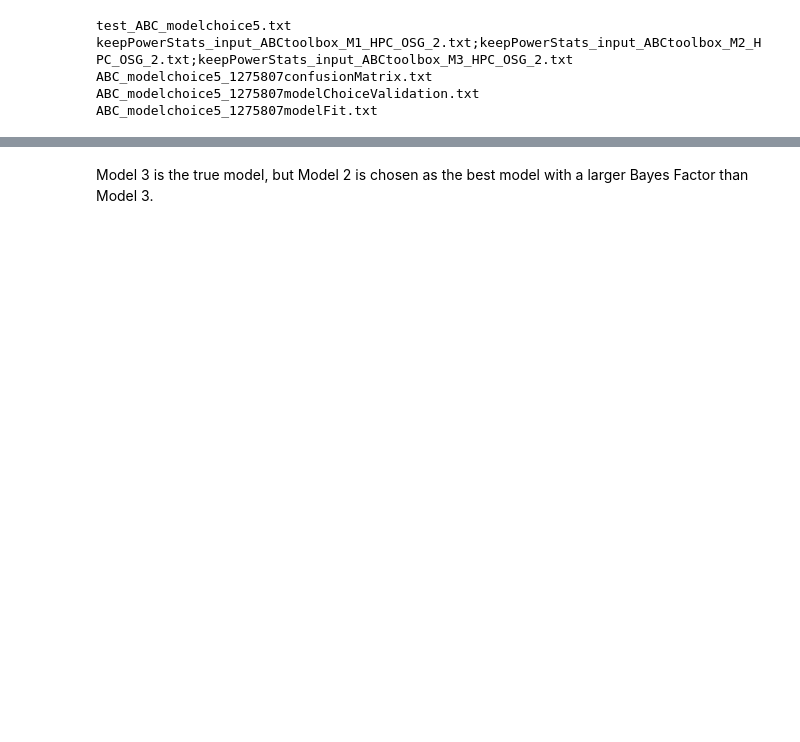
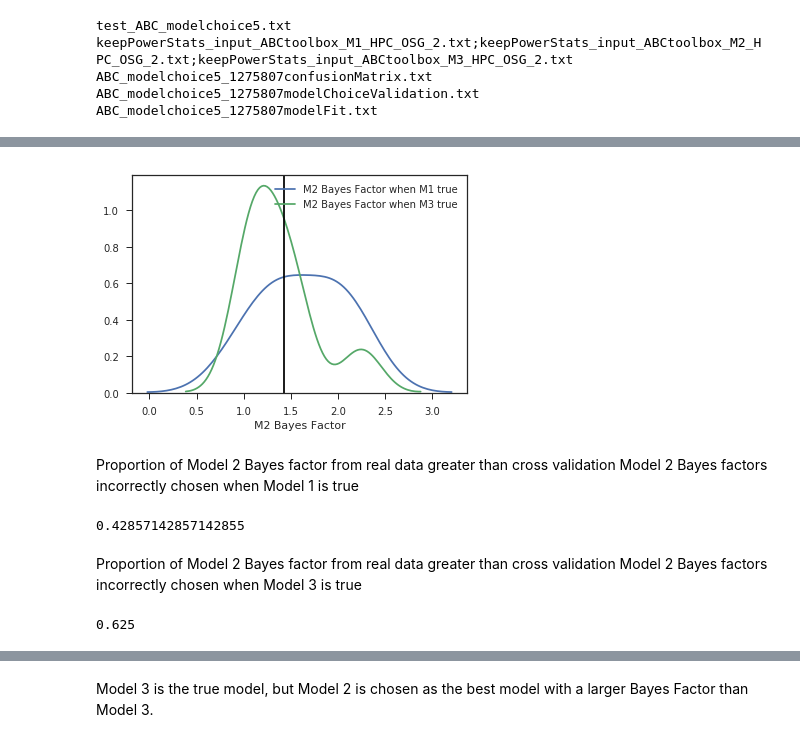
Before and after one commit to agladstein/ABC_results_AJ, a Jupyter notebook: chr1_AJmodels/assess_ABCtoolbox.ipynb, the cells around one changed output, grey strips where cells are left out. Cells and saved outputs as stored; diff of their text form; code cells hidden in the pictures; blank space fills up the shorter version.

Commit message:
notebook with model choice

```diff
--- a/chr1_AJmodels/assess_ABCtoolbox.ipynb
+++ b/chr1_AJmodels/assess_ABCtoolbox.ipynb
@@ -87,0 +186,3 @@ ABC_modelchoice5_1275807modelFit.txt
+# %%
+modelFit = pd.read_csv(modelFit_name, sep = '\t')
+modelFit
@@ -87,0 +200,3 @@ ABC_modelchoice5_1275807modelFit.txt
+# %%
+modelChoiceValidation = pd.read_csv(modelChoiceValidation_name, sep = '\t')
+modelChoiceValidation.head()
@@ -87,0 +212,3 @@ ABC_modelchoice5_1275807modelFit.txt
+# %%
+chosenM2_M3true = modelChoiceValidation.loc[(modelChoiceValidation['trueModel'] == 2) & (modelChoiceValidation['model2_BayesFactor'] > modelChoiceValidation['model3_BayesFactor']) & (modelChoiceValidation['chosenModel'] == 1)]
+chosenM2_M3true.head()
@@ -87,0 +224,3 @@ ABC_modelchoice5_1275807modelFit.txt
+# %%
+chosenM2_M1true = modelChoiceValidation.loc[(modelChoiceValidation['trueModel'] == 0) & (modelChoiceValidation['model2_BayesFactor'] > modelChoiceValidation['model1_BayesFactor']) & (modelChoiceValidation['chosenModel'] == 1)]
+chosenM2_M1true.head()
@@ -87,0 +234,19 @@ ABC_modelchoice5_1275807modelFit.txt
+# %%
+sns.kdeplot(chosenM2_M1true['model2_BayesFactor'], label = 'M2 Bayes Factor when M1 true');
+sns.kdeplot(chosenM2_M3true['model2_BayesFactor'], label = 'M2 Bayes Factor when M3 true');
+plt.xlabel('M2 Bayes Factor');
+plt.axvline(float(modelFit['model2_BayesFactor']), color='black', label = 'model 2');
+# %% [output]
+[figure, added]
+# %% [markdown]
+Proportion of Model 2 Bayes factor from real data greater than cross validation Model 2 Bayes factors incorrectly chosen when Model 1 is true
+# %%
+len(chosenM2_M1true.loc[chosenM2_M1true['model2_BayesFactor'] < float(modelFit['model2_BayesFactor'])])/chosenM2_M1true.shape[0]
+# %% [output]
+0.42857142857142855
+# %% [markdown]
+Proportion of Model 2 Bayes factor from real data greater than cross validation Model 2 Bayes factors incorrectly chosen when Model 3 is true
+# %%
+len(chosenM2_M3true.loc[chosenM2_M3true['model2_BayesFactor'] < float(modelFit['model2_BayesFactor'])])/chosenM2_M3true.shape[0]
+# %% [output]
+0.625
```
Also changed, not shown: parts of 32 cells of this notebook.
